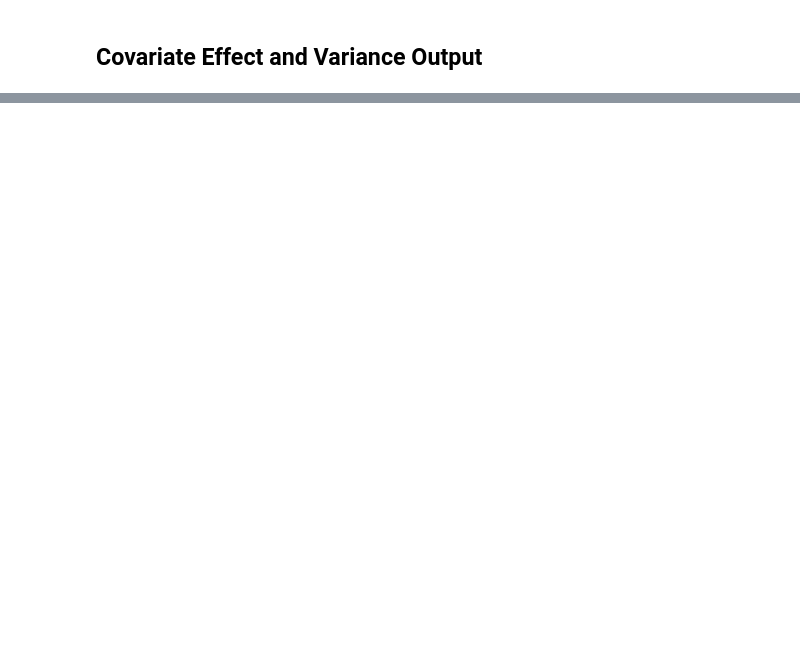
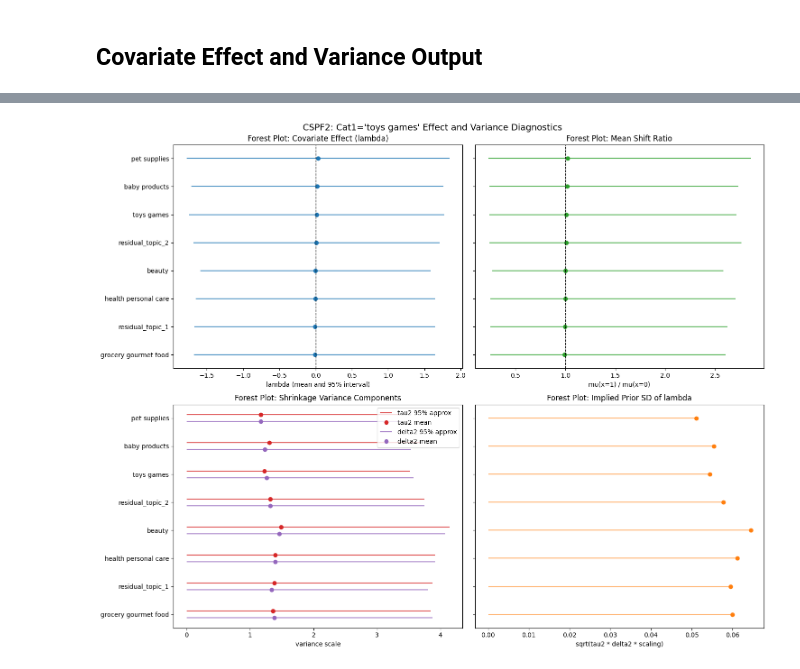
Before and after one commit to BPro2410/poisson_topicmodels, a Jupyter notebook: examples/test_cspf_new2_analysis.ipynb, the cells around one changed output, grey strips where cells are left out. Saved outputs shown, nothing was run; the diff lists cells and outputs as text; code cells hidden in the pictures; blank space fills up the shorter version.

Commit message:
feat: add forest effects plot to new CSPF model

```diff
--- a/examples/test_cspf_new2_analysis.ipynb
+++ b/examples/test_cspf_new2_analysis.ipynb
@@ -32,7 +57,7 @@ from examples.test_cspf_new2 import _build_keywords
 # %%
 np.random.seed(42)
 
-df = pd.read_csv("./data/10k_amazon.csv")
+df = pd.read_csv("../data/10k_amazon.csv")
 df = df.dropna(subset=["Text", "Cat1"]).copy()
 n_docs = min(2000, len(df))
 df = df.sample(n=n_docs, random_state=42).reset_index(drop=True)
@@ -134,0 +192,63 @@ display(Markdown(interpretation))
+# %%
+import matplotlib.pyplot as plt
+
+plot_df = summary_df.copy().sort_values("lambda_mean", ascending=True).reset_index(drop=True)
+y = np.arange(len(plot_df))
+
+mu_ratio_l95 = np.log1p(np.exp(np.asarray(params["lambda_intercept_location"]) + plot_df["lambda_l95"].values)) / np.maximum(np.log1p(np.exp(np.asarray(params["lambda_intercept_location"]))), 1e-12)
+mu_ratio_u95 = np.log1p(np.exp(np.asarray(params["lambda_intercept_location"]) + plot_df["lambda_u95"].values)) / np.maximum(np.log1p(np.exp(np.asarray(params["lambda_intercept_location"]))), 1e-12)
+
+tau2_sd = np.sqrt(plot_df["tau2_var"].values)
+tau2_l95 = np.maximum(plot_df["tau2_mean"].values - 1.96 * tau2_sd, 0.0)
+tau2_u95 = plot_df["tau2_mean"].values + 1.96 * tau2_sd
+
+delta2_sd = np.sqrt(plot_df["delta2_var"].values)
+delta2_l95 = np.maximum(plot_df["delta2_mean"].values - 1.96 * delta2_sd, 0.0)
+delta2_u95 = plot_df["delta2_mean"].values + 1.96 * delta2_sd
+
+implied_prior_sd = np.sqrt(plot_df["implied_prior_var_lambda"].values)
+
+fig, axes = plt.subplots(2, 2, figsize=(15, 12), sharey=True)
+
+# 1) Lambda forest plot
+ax = axes[0, 0]
+ax.hlines(y, plot_df["lambda_l95"], plot_df["lambda_u95"], color="tab:blue", alpha=0.8)
+ax.plot(plot_df["lambda_mean"], y, "o", color="tab:blue")
+ax.axvline(0.0, linestyle="--", color="black", linewidth=1)
+ax.set_yticks(y)
+ax.set_yticklabels(plot_df["topic"])
+ax.set_title("Forest Plot: Covariate Effect (lambda)")
+ax.set_xlabel("lambda (mean and 95% interval)")
+
+# 2) Mean-shift ratio forest plot
+ax = axes[0, 1]
+ax.hlines(y, mu_ratio_l95, mu_ratio_u95, color="tab:green", alpha=0.8)
+ax.plot(plot_df["mu_ratio_x1_vs_x0"], y, "o", color="tab:green")
+ax.axvline(1.0, linestyle="--", color="black", linewidth=1)
+ax.set_title("Forest Plot: Mean Shift Ratio")
+ax.set_xlabel("mu(x=1) / mu(x=0)")
+
+# 3) Shrinkage components (tau2 and delta2)
+ax = axes[1, 0]
+ax.hlines(y + 0.12, tau2_l95, tau2_u95, color="tab:red", alpha=0.8, label="tau2 95% approx")
+ax.plot(plot_df["tau2_mean"], y + 0.12, "o", color="tab:red", label="tau2 mean")
+ax.hlines(y - 0.12, delta2_l95, delta2_u95, color="tab:purple", alpha=0.8, label="delta2 95% approx")
+ax.plot(plot_df["delta2_mean"], y - 0.12, "o", color="tab:purple", label="delta2 mean")
+ax.set_yticks(y)
+ax.set_yticklabels(plot_df["topic"])
+ax.set_title("Forest Plot: Shrinkage Variance Components")
+ax.set_xlabel("variance scale")
+ax.legend(loc="best")
+
+# 4) Implied prior SD for lambda
+ax = axes[1, 1]
+ax.plot(implied_prior_sd, y, "o", color="tab:orange")
+ax.hlines(y, 0, implied_prior_sd, color="tab:orange", alpha=0.6)
+ax.set_title("Forest Plot: Implied Prior SD of lambda")
+ax.set_xlabel("sqrt(tau2 * delta2 * scaling)")
+
+fig.suptitle("CSPF2: Cat1='toys games' Effect and Variance Diagnostics", fontsize=14)
+fig.tight_layout()
+plt.show()
+# %% [output]
+[figure, added]
```
Also changed, not shown: parts of 6 cells of this notebook, 2 other files.
